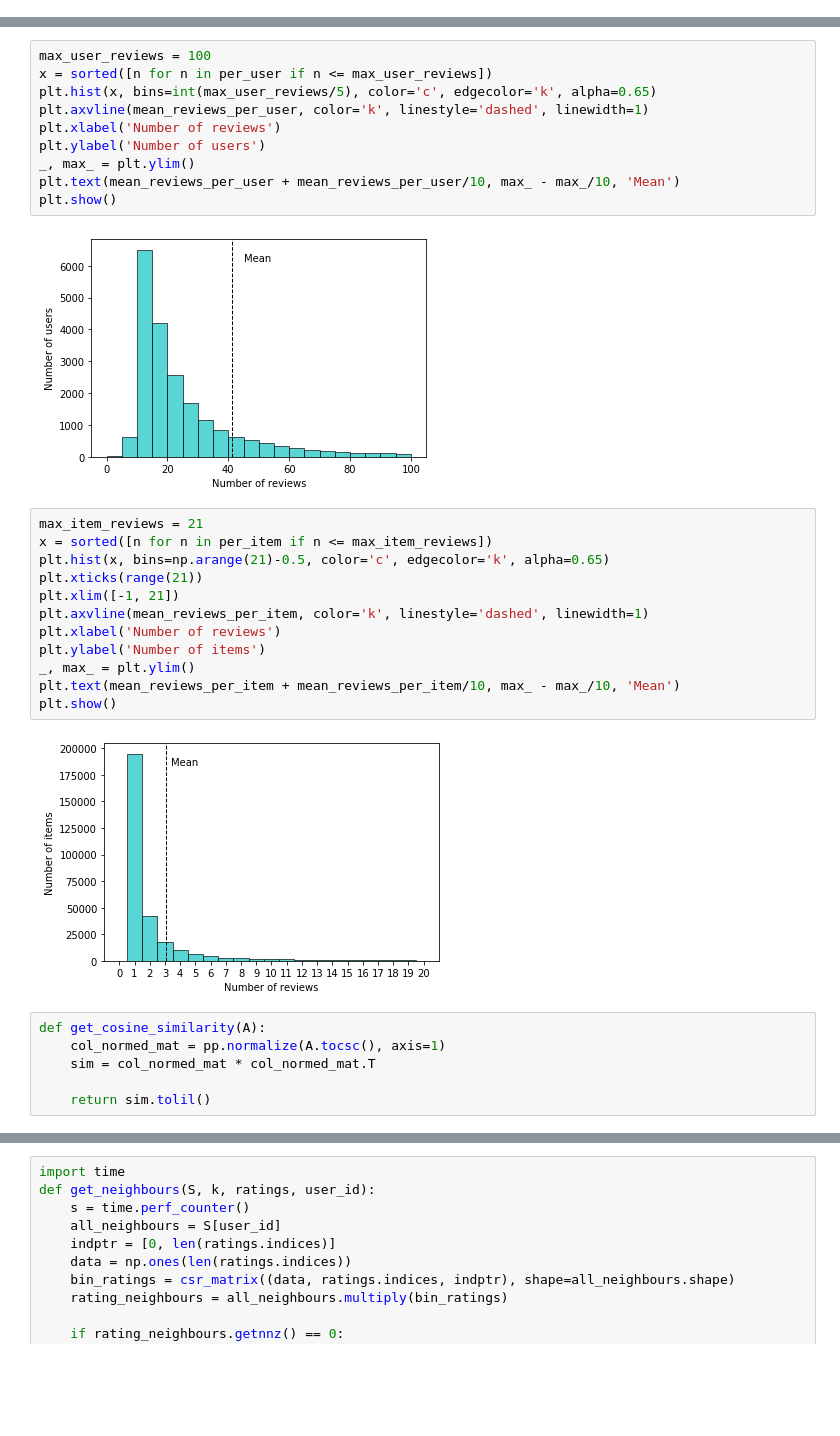
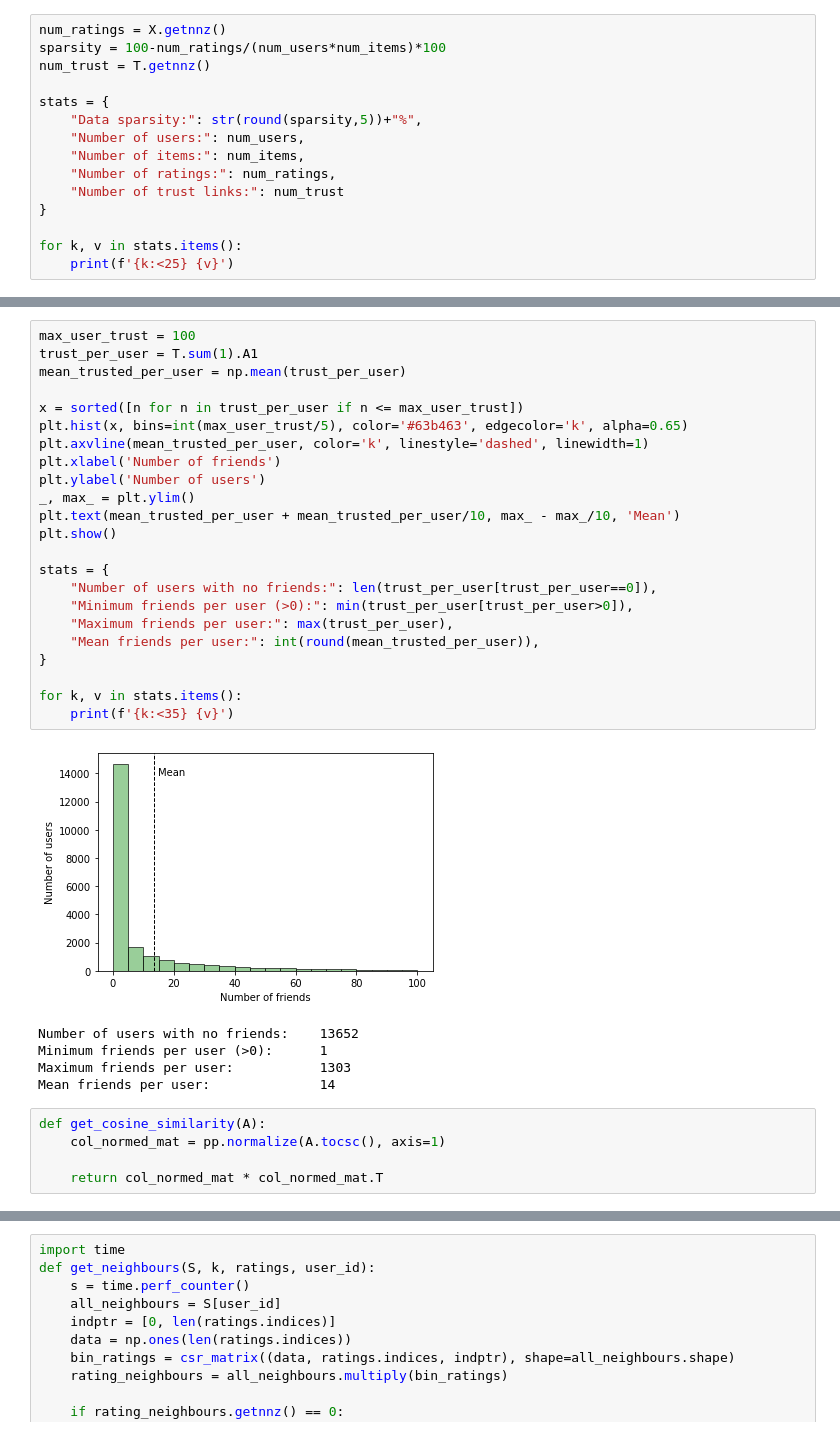
Before and after one commit to konczyk/ucdnet, a Jupyter notebook: Case_Study_3_Daniel_Konczyk/Case Study 3.ipynb, the cells around one changed output, grey strips where cells are left out. Saved outputs shown, nothing was run; the diff lists cells and outputs as text; blank space fills up the shorter version.

Commit message:
add trust

```diff
--- a/Case_Study_3_Daniel_Konczyk/Case Study 3.ipynb
+++ b/Case_Study_3_Daniel_Konczyk/Case Study 3.ipynb
@@ -22 +25,16 @@ np.random.seed(42)
 np.random.shuffle(R)
+# %%
+num_ratings = X.getnnz()
+sparsity = 100-num_ratings/(num_users*num_items)*100
+num_trust = T.getnnz()
+
+stats = {
+    "Data sparsity:": str(round(sparsity,5))+"%",
+    "Number of users:": num_users,
+    "Number of items:": num_items,
+    "Number of ratings:": num_ratings,
+    "Number of trust links:": num_trust
+}
+
+for k, v in stats.items():
+    print(f'{k:<25} {v}')
@@ -58,32 +105,34 @@ Mean reviews per item:              3
 # %%
-max_user_reviews = 100
-x = sorted([n for n in per_user if n <= max_user_reviews])
-plt.hist(x, bins=int(max_user_reviews/5), color='c', edgecolor='k', alpha=0.65)
-plt.axvline(mean_reviews_per_user, color='k', linestyle='dashed', linewidth=1)
-plt.xlabel('Number of reviews')
+max_user_trust = 100
+trust_per_user = T.sum(1).A1
+mean_trusted_per_user = np.mean(trust_per_user)
+
+x = sorted([n for n in trust_per_user if n <= max_user_trust])
+plt.hist(x, bins=int(max_user_trust/5), color='#63b463', edgecolor='k', alpha=0.65)
+plt.axvline(mean_trusted_per_user, color='k', linestyle='dashed', linewidth=1)
+plt.xlabel('Number of friends')
 plt.ylabel('Number of users')
 _, max_ = plt.ylim()
-plt.text(mean_reviews_per_user + mean_reviews_per_user/10, max_ - max_/10, 'Mean')
+plt.text(mean_trusted_per_user + mean_trusted_per_user/10, max_ - max_/10, 'Mean')
 plt.show()
+
+stats = {
+    "Number of users with no friends:": len(trust_per_user[trust_per_user==0]),
+    "Minimum friends per user (>0):": min(trust_per_user[trust_per_user>0]),
+    "Maximum friends per user:": max(trust_per_user),
+    "Mean friends per user:": int(round(mean_trusted_per_user)),
+}
+
+for k, v in stats.items():
+    print(f'{k:<35} {v}')
 # %% [output]
-[figure, old version]
+[figure, new version]
+Number of users with no friends:    13652
+Minimum friends per user (>0):      1
+Maximum friends per user:           1303
+Mean friends per user:              14
-# %%
-max_item_reviews = 21
-x = sorted([n for n in per_item if n <= max_item_reviews])
-plt.hist(x, bins=np.arange(21)-0.5, color='c', edgecolor='k', alpha=0.65)
-plt.xticks(range(21))
-plt.xlim([-1, 21])
-plt.axvline(mean_reviews_per_item, color='k', linestyle='dashed', linewidth=1)
-plt.xlabel('Number of reviews')
-plt.ylabel('Number of items')
-_, max_ = plt.ylim()
-plt.text(mean_reviews_per_item + mean_reviews_per_item/10, max_ - max_/10, 'Mean')
-plt.show()
-# %% [output]
-[figure, removed]
 # %%
 def get_cosine_similarity(A):
     col_normed_mat = pp.normalize(A.tocsc(), axis=1)
-    sim = col_normed_mat * col_normed_mat.T
 
-    return sim.tolil()
+    return col_normed_mat * col_normed_mat.T
```
Also changed, not shown: parts of 15 cells of this notebook.
